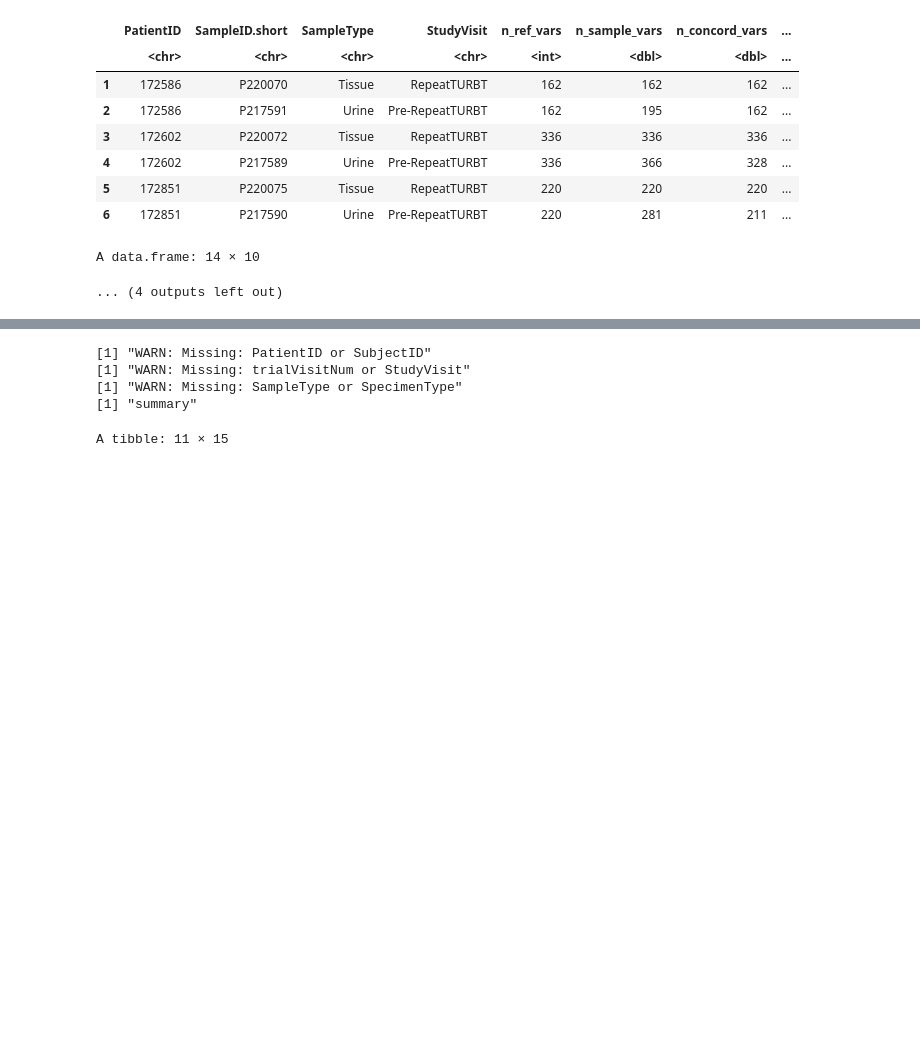
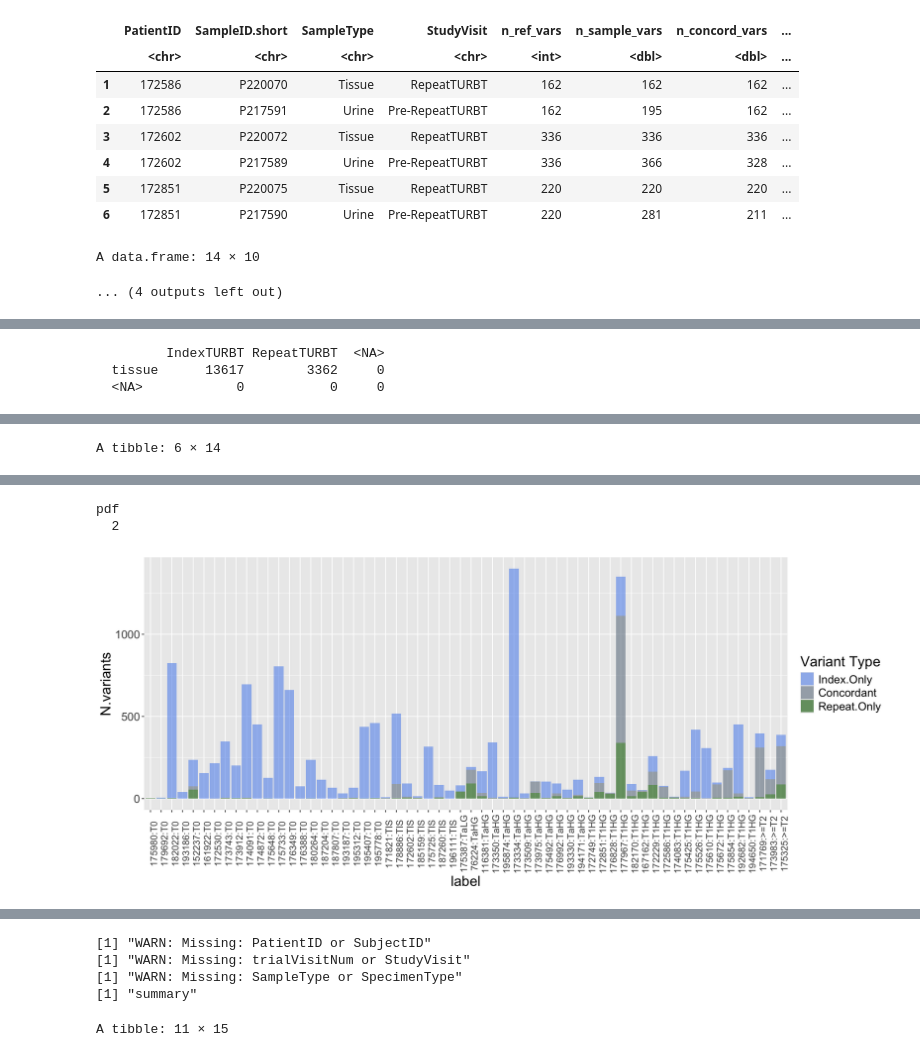
Before and after one commit to billiegould/R-functions-for-stats-and-plotting, a Jupyter notebook: notebooks/Moffitt_NMIBC_WES_analysis_BGould.ipynb, the cells around one changed output, grey strips where cells are left out. Drawn from its saved outputs; the diff is of its cells as text; code cells hidden in the pictures; blank space fills up the shorter version.

```diff
--- a/notebooks/Moffitt_NMIBC_WES_analysis_BGould.ipynb
+++ b/notebooks/Moffitt_NMIBC_WES_analysis_BGould.ipynb
@@ -1492,6 +1310,10 @@ pdf
 # %%
-## index/urine concordance stats
-res = get_concordance_stats(variant.data = all.snv.wes.patched.somatic,
+## index/urine concordance stats - rerun
+
+variants = read.csv("data_delivery/WES/PRDC-MOFFITT-NMIBC-22001_Variant_short_all_combined_2024-05-13.csv") %>%
+                filter(grepl("somatic", VariantType, ignore.case=TRUE)) # all short somatic
+
+res = get_concordance_stats(variant.data = variants,
                             ref_sample_type = "IndexTURBT_Tissue",
                             df_samples = df_index_urine_paired)
 head(res)
@@ -2516,0 +1714,67 @@ ERROR: Error in mat_list[[1]]: subscript out of bounds
+# %%
+## to match patients/order in the oncoprint
+
+all.snv = read.csv("data_delivery/WES/PRDC-MOFFITT-NMIBC-22001_Variant_short_all_combined_2024-05-16.csv") %>%
+                filter(grepl("somatic", VariantType, ignore.case=TRUE)) # all short somatic
+all.cnv = read.csv("data_delivery/WES/PRDC-MOFFITT-NMIBC-22001_CNV_all_combined_2024-05-13.csv")
+# %%
+## index vs. repeat tumors - all patients
+source("~/Desktop/Predicine/get_concordance_stats.R") ## separate plot for cnvs?
+options(repr.plot.width=14,repr.plot.height=6)
+
+# ####
+plt.df = samples.ind_rep_paired
+jpeg(glue("./Manuscript/plots/Concordance_barplot_index_repeat_SNV_unpatched_{Sys.Date()}.jpeg"), height=6, width=14, units="in", res=300)
+colors=c("cornflowerblue","slategrey","darkgreen")
+names(colors)=c("Index.Only","Concordant","Repeat.Only") # similar to venn
+# ###
+
+###
+# df_clin2 = df_clin %>% mutate("PT.STAGE"=factor(PT.STAGE, levels=c("T0","Tis","T1","T2a","T2b","T3a","T3b","T4a")),
+#                              "PN.STAGE"=factor(PN.STAGE, levels=c("NX","N0","N1","N2"))) %>%
+#                       arrange(PT.STAGE,PN.STAGE)
+
+variants.sel = all.snv %>% filter(SampleID.short %in% plt.df$SampleID.short) %>%
+                select(-SampleType, -StudyVisit, -PatientID) %>%
+                left_join(plt.df %>% select(SampleID.short, StudyVisit, SampleType, PatientID), by="SampleID.short")
+table(variants.sel$SampleType, variants.sel$StudyVisit)
+
+df_concord_counts = get_concordance_stats(variant.data = variants.sel,
+                                          ref_sample_type = "IndexTURBT_tissue",
+                                          df_samples = plt.df %>%
+                                                         select(PatientID,SampleID.short,SampleType,StudyVisit))
+
+plot_data = df_concord_counts %>% filter(StudyVisit=="RepeatTURBT") %>%
+        mutate(Concordant= n_concord_vars,
+               Index.Only=n_ref_vars-n_concord_vars,
+               Repeat.Only=n_sample_vars-n_concord_vars) %>%
+        left_join(df_annot %>% select(all_of(c("PatientID","Repeat Stage"))), by="PatientID") %>%
+        mutate(PatientID=factor(PatientID, levels=as.character(df_annot$PatientID), ordered=TRUE)) %>%
+        arrange(PatientID)
+
+plot_data = plot_data %>% rename("Repeat.Stage"="Repeat Stage") %>%
+                           mutate(label = paste0(PatientID, ":", Repeat.Stage),
+                                  label = factor(label, levels=label)) # set the bar plot order
+levels(plot_data$PatientID)
+levels(plot_data$label)
+
+plot_data = plot_data %>% pivot_longer(cols = names(colors), #c("Repeat.Only","Concordant","Index.Only"),
+                                       names_to = "Category",values_to = "N.variants") %>%
+                                    mutate("Category"=factor(Category, levels= names(colors))) #c("Repeat.Only","Concordant","Index.Only")
+
+gg <- ggplot(plot_data, aes(x=label, y=N.variants, fill=Category)) +
+    geom_bar(stat = "identity",alpha=0.6) +
+    scale_fill_manual(name="Variant Type",
+                      breaks=names(colors),
+                      values=colors) + # similar to ven.colors
+    theme(text=element_text(size=18), #axis.ticks.x=element_blank(),
+          axis.text.x=element_text(size=12,angle = 90)
+         )
+show(gg)
+dev.off()
+
+show(gg)
+# %% [output]
+         IndexTURBT RepeatTURBT  <NA>
+  tissue      13617        3362     0
+  <NA>            0           0     0
@@ -2516,0 +1817 @@ ERROR: Error in mat_list[[1]]: subscript out of bounds
+A tibble: 6 × 14
@@ -2516,0 +1826,3 @@ ERROR: Error in mat_list[[1]]: subscript out of bounds
+pdf
+  2
+[figure, added]
```
Also changed, not shown: parts of 71 cells of this notebook, 2 other files.
